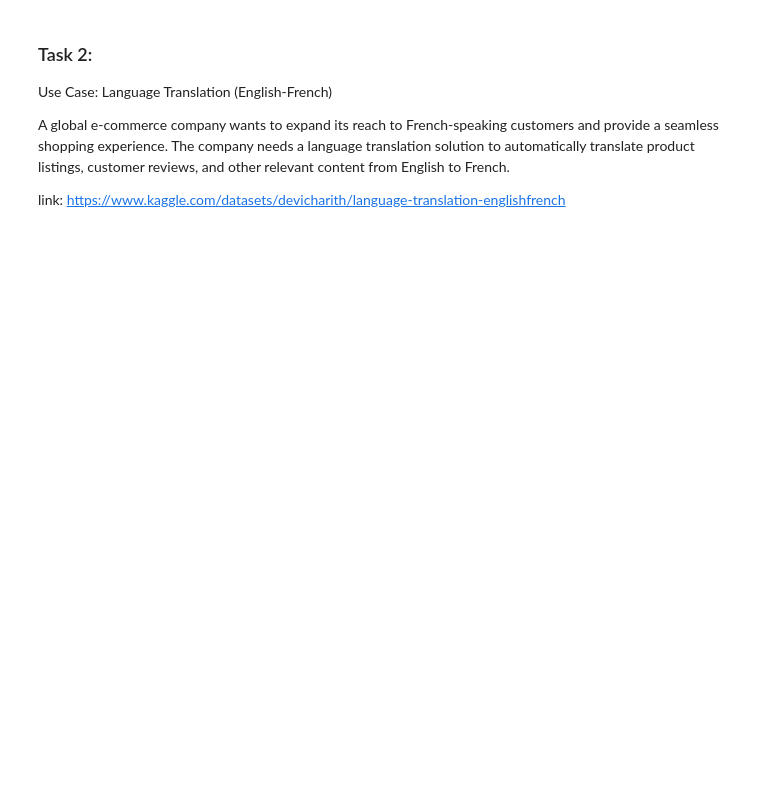
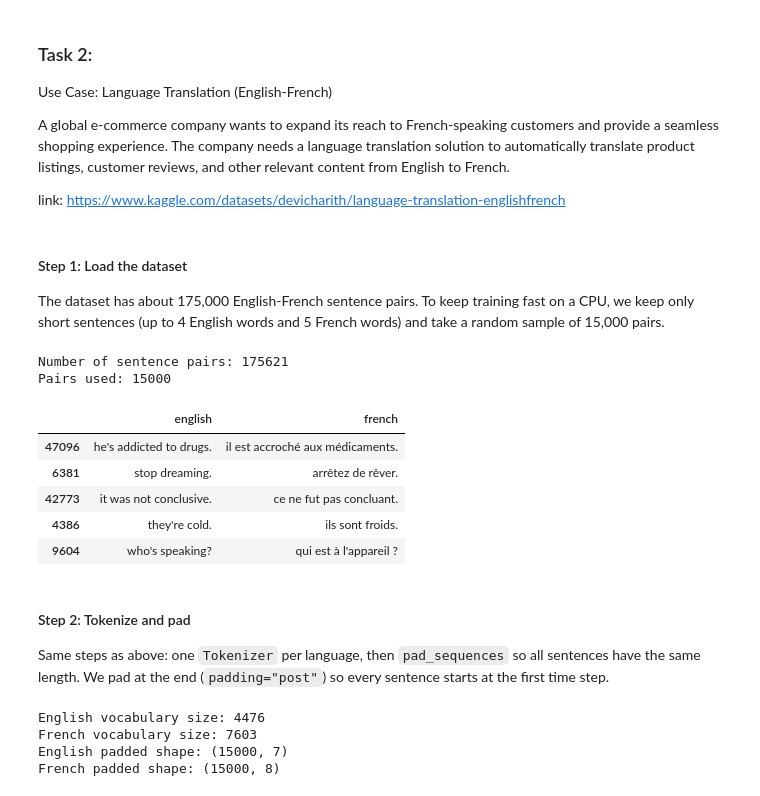
Before and after one commit to ImSleepingHere/NLP_Labs, a Jupyter notebook: NLP_Lab10/Lab10_Introduction_to_Machine_Translation-2.ipynb, the cells around one changed output. Drawn from its saved outputs; the diff is of its cells as text; code cells hidden in the pictures; blank space fills up the shorter version.

```diff
--- a/NLP_Lab10/Lab10_Introduction_to_Machine_Translation-2.ipynb
+++ b/NLP_Lab10/Lab10_Introduction_to_Machine_Translation-2.ipynb
@@ -163,3 +172,59 @@ Answer these simple questions in your own words:
 A global e-commerce company wants to expand its reach to French-speaking customers and provide a seamless shopping experience. The company needs a language translation solution to automatically translate product listings, customer reviews, and other relevant content from English to French.
 
 link: https://www.kaggle.com/datasets/devicharith/language-translation-englishfrench
+# %% [markdown]
+#### Step 1: Load the dataset
+
+The dataset has about 175,000 English-French sentence pairs. To keep training fast on a CPU, we keep only short sentences (up to 4 English words and 5 French words) and take a random sample of 15,000 pairs.
+# %%
+import os
+import pandas as pd
+import kagglehub
+
+tf.random.set_seed(42)
+
+path = kagglehub.dataset_download("devicharith/language-translation-englishfrench")
+df = pd.read_csv(os.path.join(path, "eng_-french.csv"))
+df.columns = ["english", "french"]
+print("Number of sentence pairs:", len(df))
+
+# Lowercase
+df["english"] = df["english"].str.lower()
+df["french"] = df["french"].str.lower()
+
+# Keep short sentences only
+df = df[(df["english"].str.split().str.len() <= 4) & (df["french"].str.split().str.len() <= 5)]
+df = df.sample(15000, random_state=42)
+print("Pairs used:", len(df))
+df.head()
+# %% [output]
+Number of sentence pairs: 175621
+Pairs used: 15000
+|  | english | french |
+| 47096 | he's addicted to drugs. | il est accroché aux médicaments. |
+| 6381 | stop dreaming. | arrêtez de rêver. |
+| 42773 | it was not conclusive. | ce ne fut pas concluant. |
+| 4386 | they're cold. | ils sont froids. |
+| 9604 | who's speaking? | qui est à l'appareil ? |
+# %% [markdown]
+#### Step 2: Tokenize and pad
+
+Same steps as above: one `Tokenizer` per language, then `pad_sequences` so all sentences have the same length. We pad at the end (`padding="post"`) so every sentence starts at the first time step.
+# %%
+tokenizer_eng2 = Tokenizer()
+tokenizer_eng2.fit_on_texts(df["english"])
+eng_padded2 = pad_sequences(tokenizer_eng2.texts_to_sequences(df["english"]), padding="post")
+
+tokenizer_frn2 = Tokenizer()
+tokenizer_frn2.fit_on_texts(df["french"])
+frn_padded2 = pad_sequences(tokenizer_frn2.texts_to_sequences(df["french"]), padding="post")
+
+print("English vocabulary size:", len(tokenizer_eng2.word_index))
+print("French vocabulary size:", len(tokenizer_frn2.word_index))
+print("English padded shape:", eng_padded2.shape)
+print("French padded shape:", frn_padded2.shape)
+# %% [output]
+English vocabulary size: 4476
+French vocabulary size: 7603
+English padded shape: (15000, 7)
+French padded shape: (15000, 8)
```
Also changed, not shown: parts of 9 cells of this notebook, 2 other files.
